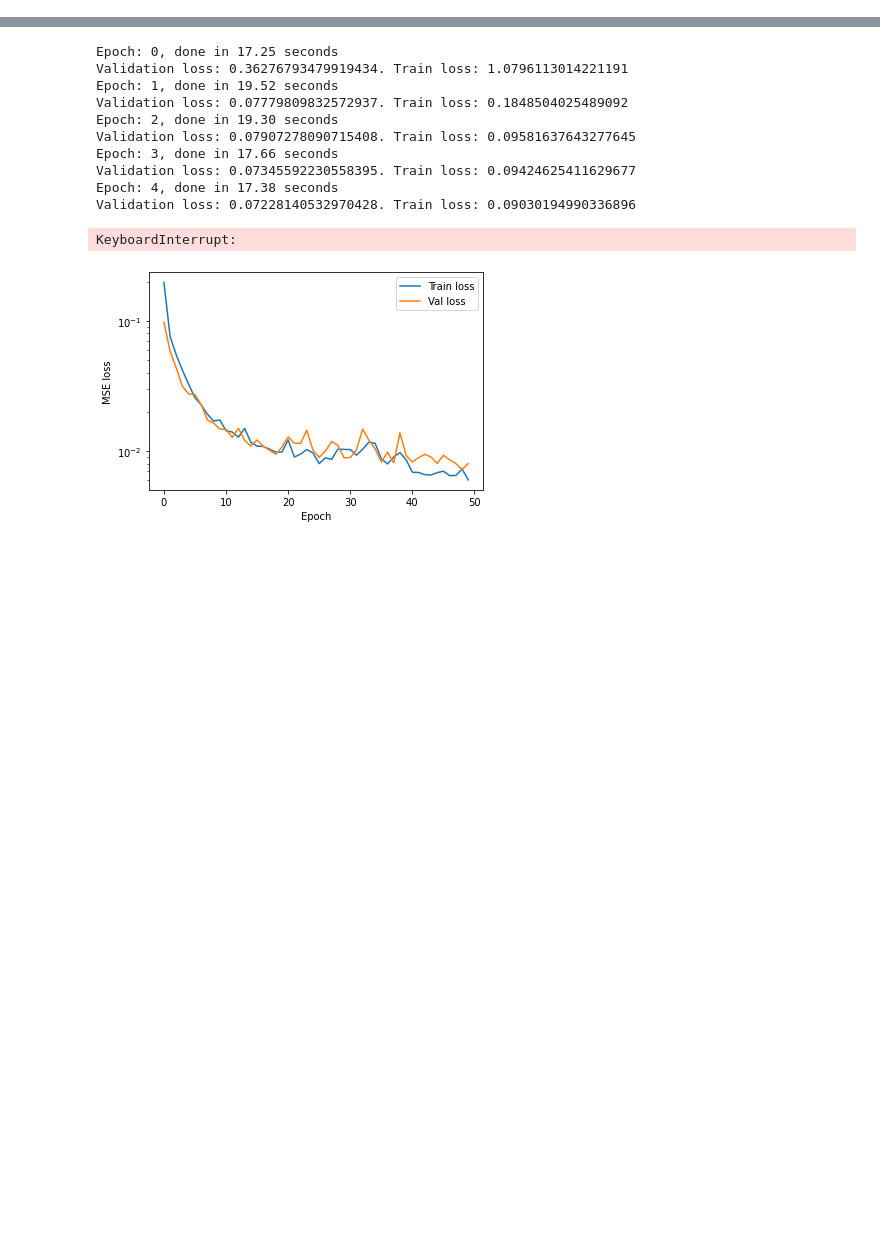
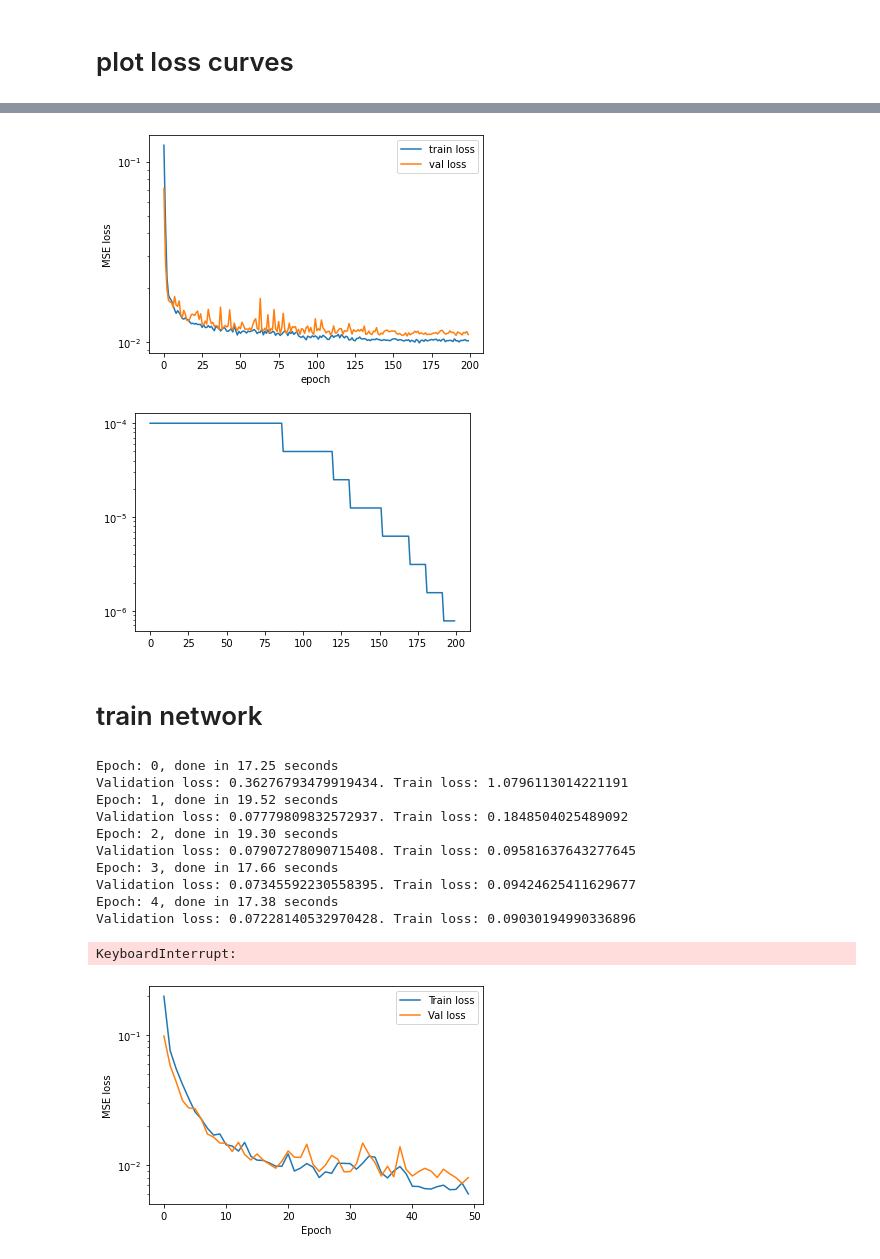
Before and after one commit to woutervantol/scriptie2, a Jupyter notebook: test_network.ipynb, the cells around one changed output, grey strips where cells are left out. Cells and saved outputs as stored; diff of their text form; code cells hidden in the pictures; blank space fills up the shorter version.

```diff
--- a/test_network.ipynb
+++ b/test_network.ipynb
@@ -8,0 +10,24 @@ from imports.architectures import get_architecture
+# %% [markdown]
+# plot loss curves
+# %%
+p["channel"] = "2chan"
+
+
+modelname = "obs_model_" + p["channel"]
+import json
+filepath = open(p['model_path'] + modelname + ".json", 'r')
+d = json.load(filepath)
+print("lowest val loss:", np.min(d["vallosses"]))
+plt.plot(range(d["nr_epochs"]), d["trainlosses"], label="train loss")
+plt.plot(range(d["nr_epochs"]), d["vallosses"], label="val loss")
+plt.legend()
+plt.xlabel("epoch")
+plt.ylabel("MSE loss")
+plt.yscale("log")
+plt.show()
+
+
+plt.plot(range(d["nr_epochs"]), d["lrs"])
+plt.yscale("log")
+plt.show()
+# %% [output]
@@ -9,3 +35,7 @@ from imports.architectures import get_architecture
+[figure, added]
+[figure, added]
+# %% [markdown]
+# train network
 # %%
 p["channel"] = "2chan"
 p["lr"] = 0.0000025
```
Also changed, not shown: parts of 2 cells of this notebook, 4 other files.
